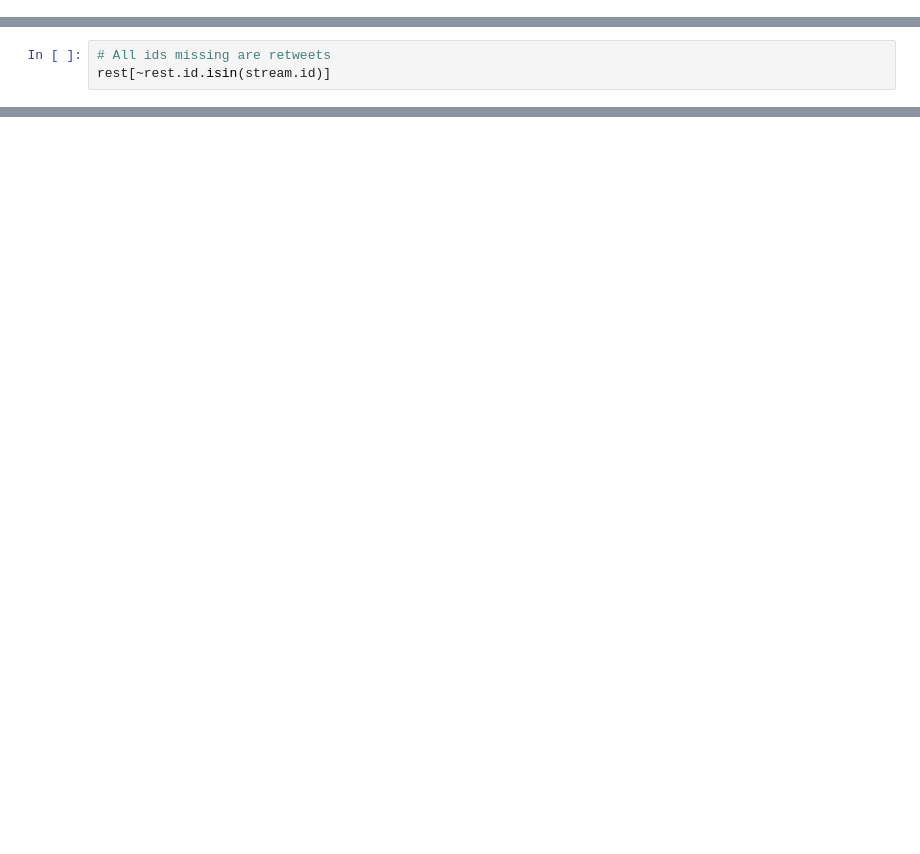
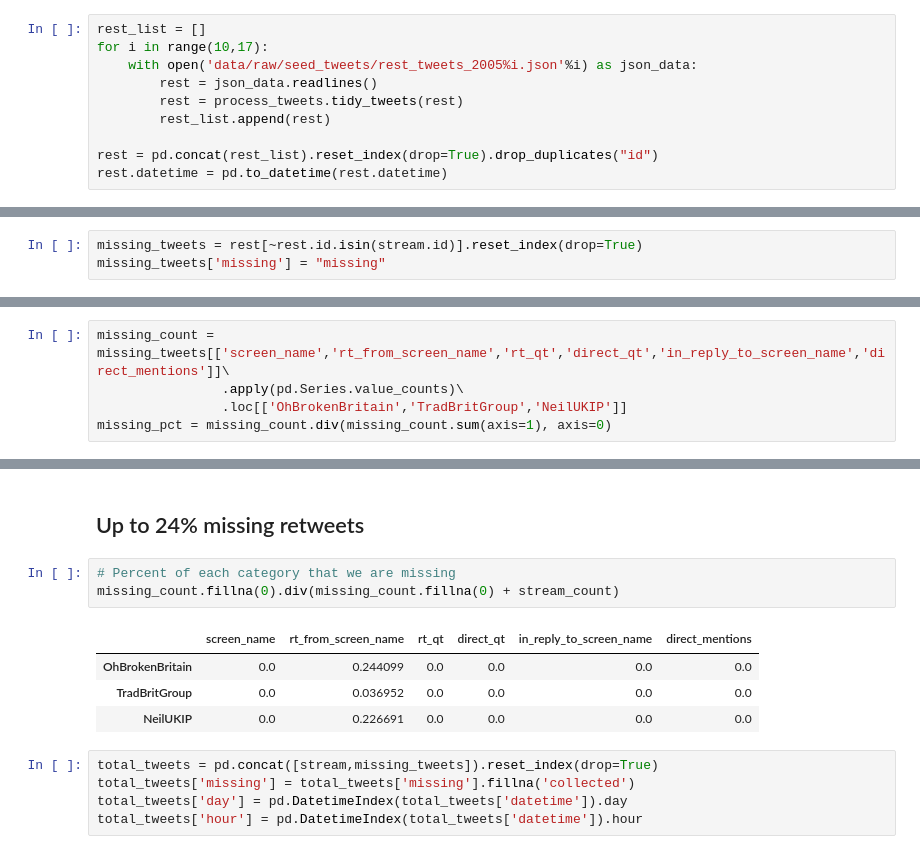
Before and after one commit to sprejerlaila/networks_hate, a Jupyter notebook: stream_vs_rest.ipynb, the cells around one changed output, grey strips where cells are left out. Saved outputs shown, nothing was run; the diff lists cells and outputs as text; blank space fills up the shorter version.

```diff
--- a/stream_vs_rest.ipynb
+++ b/stream_vs_rest.ipynb
@@ -32,0 +30,10 @@ rest = rest[(rest['datetime']>pd.Timestamp(dt.date(2020,5,1))) & (rest['datetime
+# %%
+rest_list = []
+for i in range(10,17):
+    with open('data/raw/seed_tweets/rest_tweets_2005%i.json'%i) as json_data:
+        rest = json_data.readlines()
+        rest = process_tweets.tidy_tweets(rest)
+        rest_list.append(rest)
+
+rest = pd.concat(rest_list).reset_index(drop=True).drop_duplicates("id")
+rest.datetime = pd.to_datetime(rest.datetime)
@@ -44,3 +65,3 @@ len(rest[~rest.id.isin(stream.id)])
 # %%
-# All ids missing are retweets
-rest[~rest.id.isin(stream.id)]
+missing_tweets = rest[~rest.id.isin(stream.id)].reset_index(drop=True)
+missing_tweets['missing'] = "missing"
@@ -102,0 +68,5 @@ stream[~stream.id.isin(rest.id)]
+# %%
+missing_count = missing_tweets[['screen_name','rt_from_screen_name','rt_qt','direct_qt','in_reply_to_screen_name','direct_mentions']]\
+                .apply(pd.Series.value_counts)\
+                .loc[['OhBrokenBritain','TradBritGroup','NeilUKIP']]
+missing_pct = missing_count.div(missing_count.sum(axis=1), axis=0)
@@ -102,0 +131,15 @@ stream[~stream.id.isin(rest.id)]
+# %% [markdown]
+## Up to 24% missing retweets
+# %%
+# Percent of each category that we are missing
+missing_count.fillna(0).div(missing_count.fillna(0) + stream_count)
+# %% [output]
+|  | screen_name | rt_from_screen_name | rt_qt | direct_qt | in_reply_to_screen_name | direct_mentions |
+| OhBrokenBritain | 0.0 | 0.244099 | 0.0 | 0.0 | 0.0 | 0.0 |
+| TradBritGroup | 0.0 | 0.036952 | 0.0 | 0.0 | 0.0 | 0.0 |
+| NeilUKIP | 0.0 | 0.226691 | 0.0 | 0.0 | 0.0 | 0.0 |
+# %%
+total_tweets = pd.concat([stream,missing_tweets]).reset_index(drop=True)
+total_tweets['missing'] = total_tweets['missing'].fillna('collected')
+total_tweets['day'] = pd.DatetimeIndex(total_tweets['datetime']).day
+total_tweets['hour'] = pd.DatetimeIndex(total_tweets['datetime']).hour
```
Also changed, not shown: parts of 26 cells of this notebook, 1 other file.
